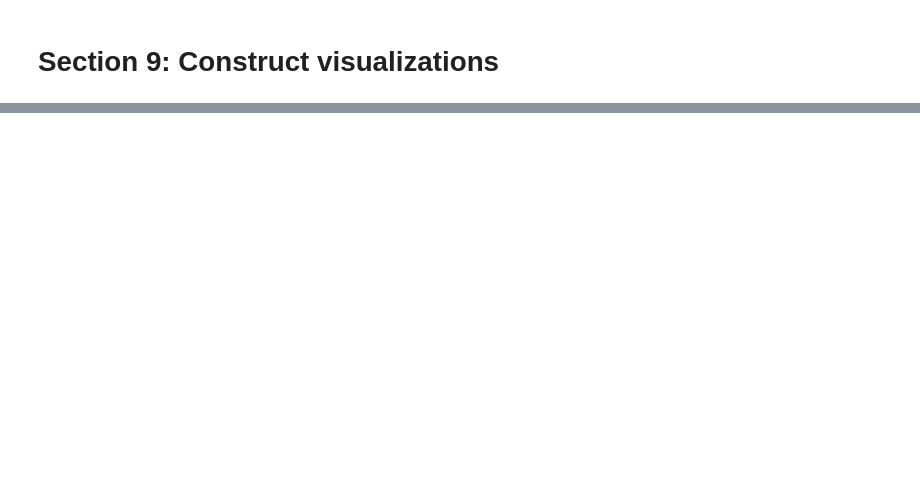
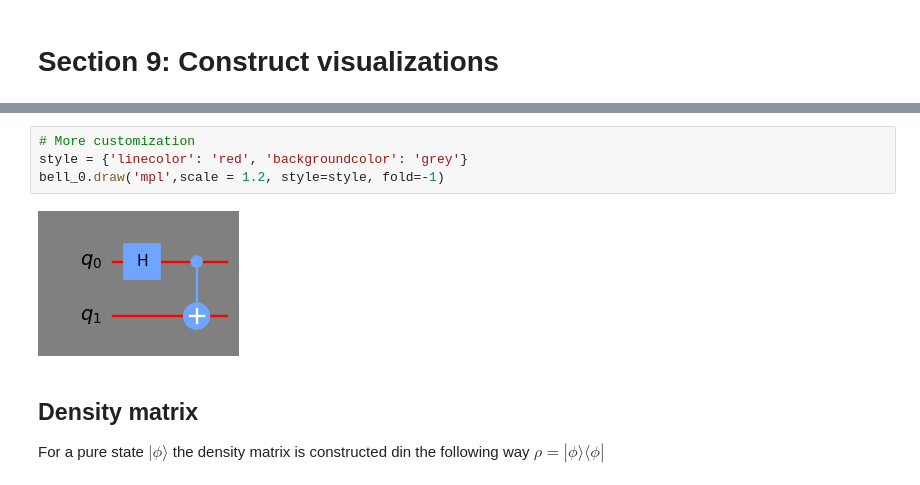
Before and after one commit to petr-ivashkov/qiskit-cert-workbook, a Jupyter notebook: workbook.ipynb, the cells around one changed output, grey strips where cells are left out. Drawn from its saved outputs; the diff is of its cells as text; blank space fills up the shorter version.

```diff
--- a/workbook.ipynb
+++ b/workbook.ipynb
@@ -243,0 +309,10 @@ plot_histogram(result.get_counts())
+# %%
+# More customization
+style = {'linecolor': 'red', 'backgroundcolor': 'grey'}
+bell_0.draw('mpl',scale = 1.2, style=style, fold=-1)
+# %% [output]
+[figure, added]
+# %% [markdown]
+## Density matrix
+
+For a pure state $|\phi\rangle$ the density matrix is constructed din the following way $\rho = |\phi\rangle\langle\phi|$
```
Also changed, not shown: parts of 17 cells of this notebook.
